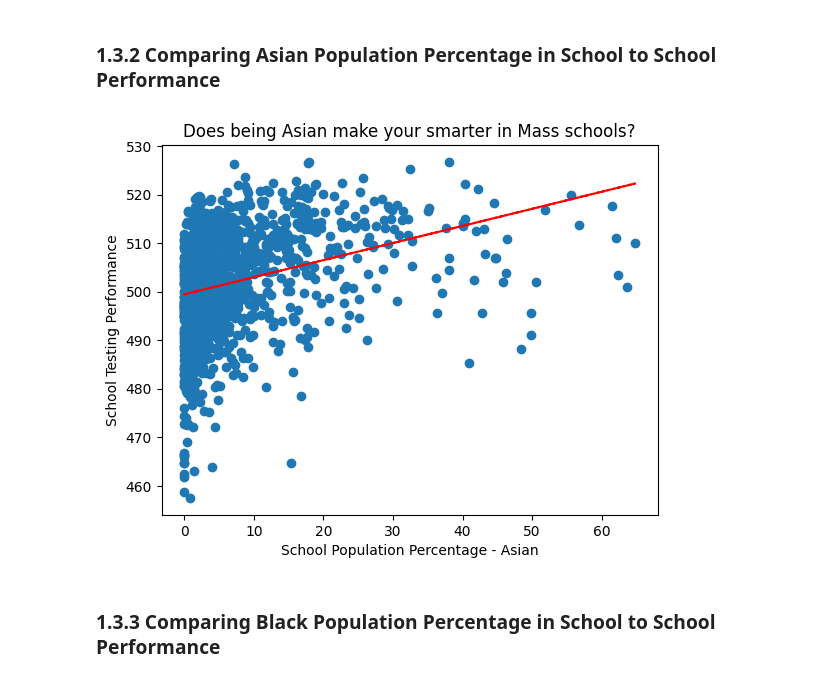
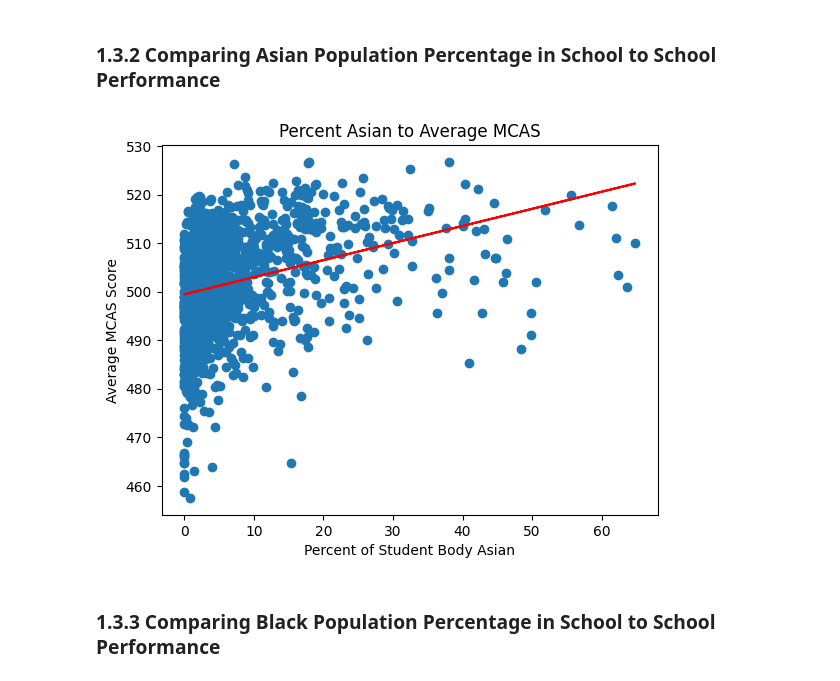
Before and after one commit to alexcraig043/qss-20-final-project, a Jupyter notebook: src/code/01_data_exploration.ipynb, the cells around one changed output. Cells and saved outputs as stored; diff of their text form; code cells hidden in the pictures.

```diff
--- a/src/code/01_data_exploration.ipynb
+++ b/src/code/01_data_exploration.ipynb
@@ -50,29 +78,9 @@ plt.show()
 # %% [markdown]
 ### 1.3.2 Comparing Asian Population Percentage in School to School Performance
-# %%
-# Generate some random data
-x = master_df['Asian']
-y = master_df['avg_score']
-
-# Fit a linear polynomial to the data
-coeffs = np.polyfit(x, y, 1)
-poly1d_fn = np.poly1d(coeffs)
-
-# Create a scatterplot of the data
-plt.scatter(x, y)
-
-# Add the linear fit line to the plot
-plt.plot(x, poly1d_fn(x), '--r')
-
-# Add axis labels and a title
-plt.xlabel('School Population Percentage - Asian')
-plt.ylabel('School Testing Performance')
-plt.title('Comparing Asian Population Percentage in School to School Performance')
-
-# Display the plot
-plt.show()
-# %% [output]
-[figure, removed]
+# %%
+make_scatter_plot(x = 'Asian', title = "Percent Asian to Average MCAS", x_label = "Percent of Student Body Asian")
+# %% [output]
+[figure, added]
 # %% [markdown]
 ### 1.3.3 Comparing Black Population Percentage in School to School Performance
 # %%
```
Also changed, not shown: parts of 10 cells of this notebook, 5 other files.
